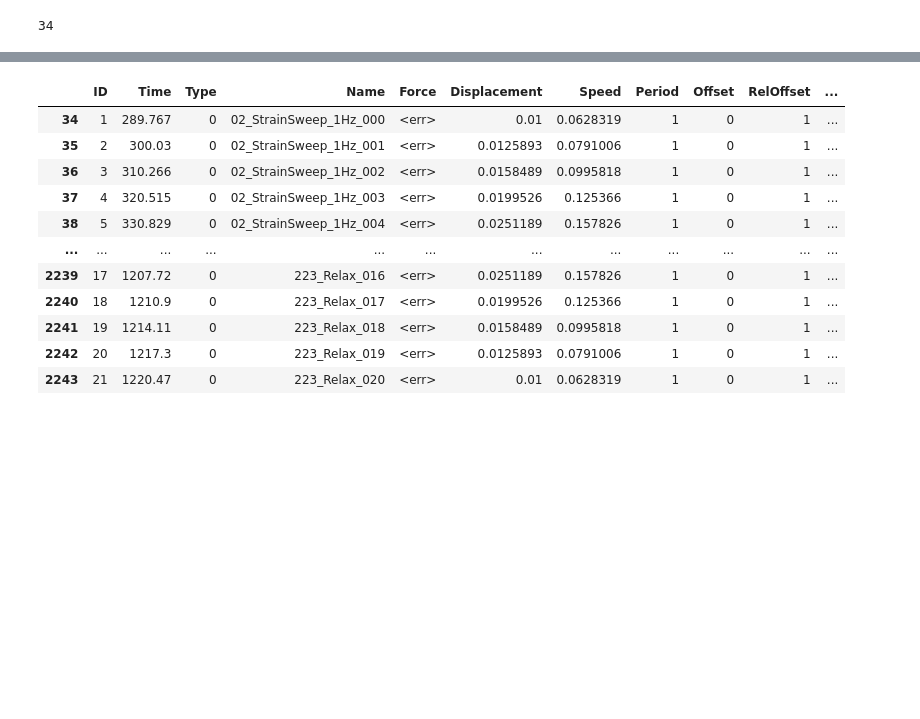
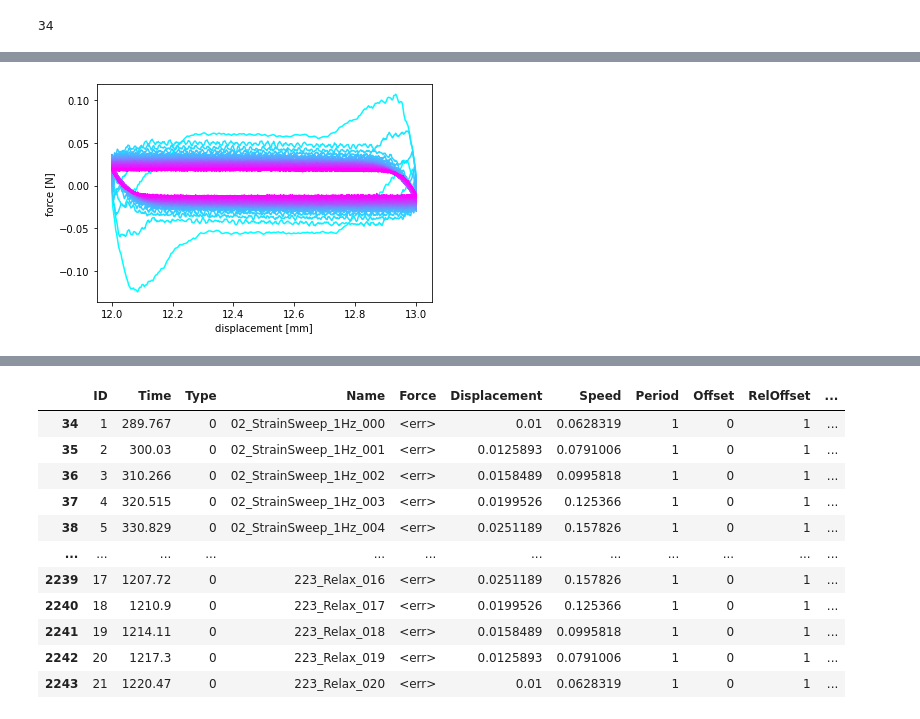
Before and after one commit to steaime/RheoShearCell_postproc, a Jupyter notebook: DataAnalysis_250512.ipynb, the cells around one changed output, grey strips where cells are left out. Cells and saved outputs as stored; diff of their text form; code cells hidden in the pictures; blank space fills up the shorter version.

```diff
--- a/DataAnalysis_250512.ipynb
+++ b/DataAnalysis_250512.ipynb
@@ -254,0 +347,4 @@ _ = proc_files(list_names, filter_type=4, filter_axis=1, anal_type='plot')
+# %%
+_ = proc_files(list_names, filter_type=4, filter_axis=1, anal_type='plot', anal_params={'plot_type': 'stressstrain'})
+# %% [output]
+[figure, added]
```
Also changed, not shown: parts of 39 cells of this notebook, 7 other files.
